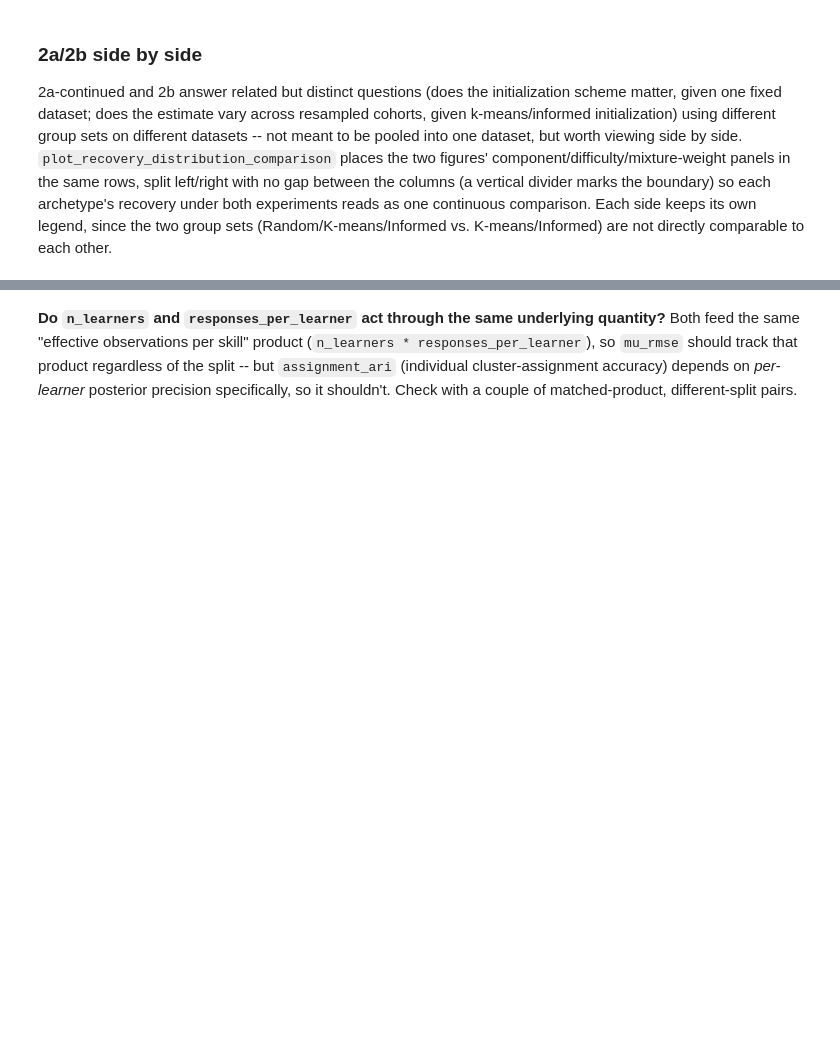
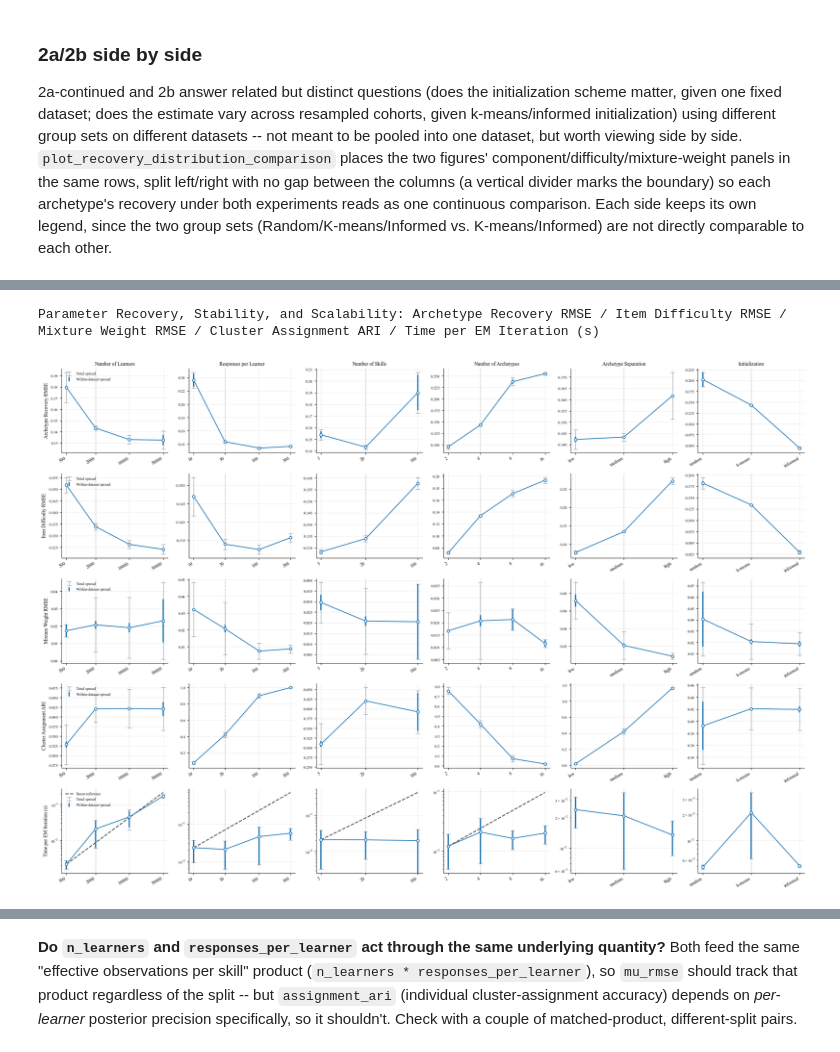
Before and after one commit to lentin26/mixture-of-latent-archetypes, a Jupyter notebook: notebooks/simulation-study.ipynb, the cells around one changed output, grey strips where cells are left out. Cells and saved outputs as stored; diff of their text form; code cells hidden in the pictures; blank space fills up the shorter version.

```diff
--- a/notebooks/simulation-study.ipynb
+++ b/notebooks/simulation-study.ipynb
@@ -347,0 +359,55 @@ OFAT Sensitivity: Archetype Recovery RMSE
+# %%
+from src.simulations.run import run_nested_ofat_design
+from src.simulations.viz import plot_ofat_sensitivity, METRIC_LABELS
+from src.style import humanize_label
+
+# "initialization" is already a registered OFAT factor (FACTOR_LEVELS --
+# random/k-means/informed); adding it here makes this column the same
+# comparison Section 2a's bar chart makes (random vs. k-means vs. informed
+# recovery, at the baseline condition), now inside the within/between
+# decomposition machinery already built for the other five columns. The
+# "informed" level requires n_components_fit == n_archetypes (it seeds
+# from the true parameters, so it needs to know which archetype is
+# which) -- true throughout this sweep, since every column holds every
+# other factor at baseline and BASELINE is correctly specified
+# (n_components_fit=None resolves to n_archetypes).
+sensitivity_factors = [
+    "n_learners", "responses_per_learner", "n_skills", "n_archetypes",
+    "archetype_separation", "initialization",
+]
+sensitivity_results = run_nested_ofat_design(
+    factors=sensitivity_factors, n_datasets=3, n_fits=3, base_seed=0,
+)
+sensitivity_results["time_per_iter_sec"] = (
+    sensitivity_results["train_time_sec"] / sensitivity_results["n_em_iters"]
+)
+
+# plot_ofat_sensitivity never bakes a title into the saved figure -- the
+# paper's own \caption carries that role -- so print it here instead, just
+# for reference while working in the notebook.
+#
+# time_per_iter_sec is kept as a fifth row here (shape across levels, with
+# the same within/between decomposition as the other four) *and* reported
+# precisely in its own table below (fitted log-log slope with a CI, tested
+# directly against the p=1 linear reference) -- the row and the table serve
+# different purposes (visual pattern vs. precise statistical claim) rather
+# than duplicating one another.
+sensitivity_metrics = ["mu_rmse", "theta_rmse", "pi_rmse", "assignment_ari", "time_per_iter_sec"]
+print(
+    "Parameter Recovery, Stability, and Scalability: "
+    + " / ".join(humanize_label(m, METRIC_LABELS) for m in sensitivity_metrics)
+)
+
+fig = plot_ofat_sensitivity(
+    sensitivity_results,
+    factors=sensitivity_factors,
+    metric=sensitivity_metrics,
+    log_x=True,
+    log_y=[False, False, False, False, True],
+    reference_line=[None, None, None, None, "linear"],
+    decompose=True,
+    save="figures/sensitivity.pdf",
+)
+# %% [output]
+Parameter Recovery, Stability, and Scalability: Archetype Recovery RMSE / Item Difficulty RMSE / Mixture Weight RMSE / Cluster Assignment ARI / Time per EM Iteration (s)
+[figure, added]
```
Also changed, not shown: parts of 14 cells of this notebook, 18 other files.
